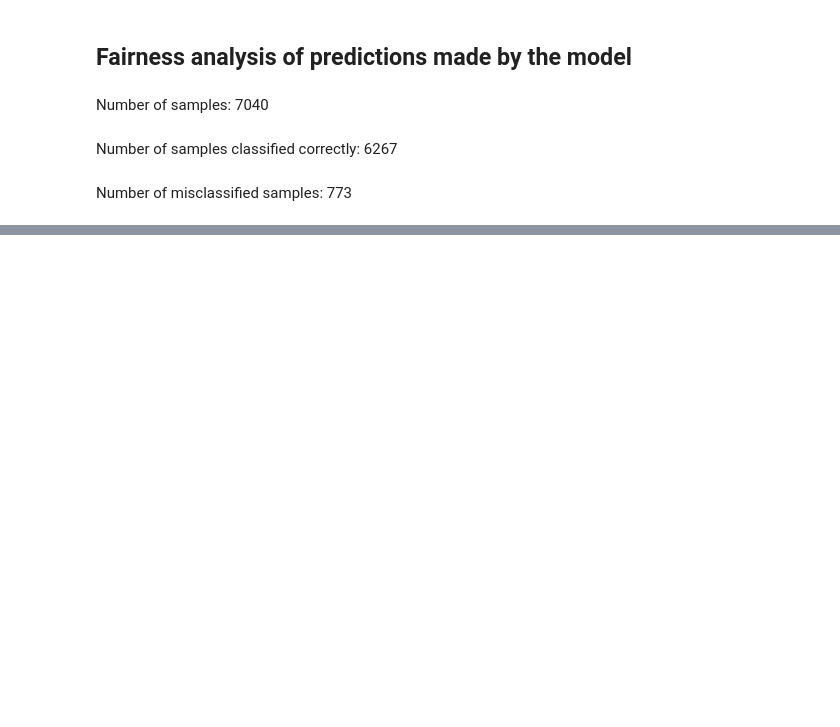
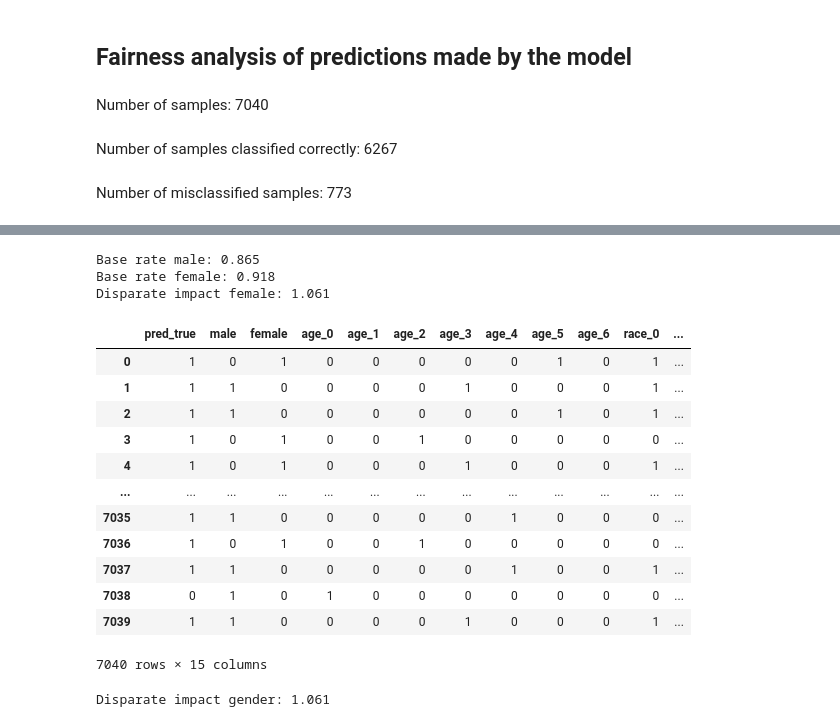
Before and after one commit to thomasbhard/utk-fairness-analysis, a Jupyter notebook: fairness_analysis.ipynb, the cells around one changed output, grey strips where cells are left out. Drawn from its saved outputs; the diff is of its cells as text; code cells hidden in the pictures; blank space fills up the shorter version.

```diff
--- a/fairness_analysis.ipynb
+++ b/fairness_analysis.ipynb
@@ -22,3 +22,69 @@ plot_distributions(convert_id_to_alias(df))
 # %% [output]
 ## Gender, race, and age distributions in the test set
 [drawing not drawn]
+# %%
+# rates and disparate impact for gender (manually)
+
+male_positive = len(df.loc[(df['gender'] == 0) & (df['pred_true'] == 1)])
+male_negative = len(df.loc[(df['gender'] == 0) & (df['pred_true'] == 0)])
+
+female_positive = len(df.loc[(df['gender'] == 1) & (df['pred_true'] == 1)])
+female_negative = len(df.loc[(df['gender'] == 1) & (df['pred_true'] == 0)])
+
+mr = male_positive / (male_positive + male_negative)
+fr = female_positive / (female_positive + female_negative)
+
+
+print(f"Base rate male: {mr:.3f}\nBase rate female: {fr:.3f}\nDisparate impact female: {fr/mr:.3f}")
+# %% [output]
+Base rate male: 0.865
+Base rate female: 0.918
+Disparate impact female: 1.061
+# %%
+# One hot encoding for age and race
+
+df_bld = df.drop(columns=['files', 'weights'])
+
+bins = [0, 10, 20, 30, 40, 60, 80, np.inf]
+df_bld['age'] = pd.cut(df_bld['age'], bins, labels=[0,1,2,3,4,5,6])
+
+onehot = pd.get_dummies(df_bld['gender'], prefix='gender')
+df_bld = df_bld.drop(columns='gender')
+df_bld = df_bld.join(onehot)
+df_bld = df_bld.rename(columns={'gender_0': 'male', 'gender_1': 'female'})
+
+onehot = pd.get_dummies(df_bld['age'], prefix='age')
+df_bld = df_bld.drop(columns='age')
+df_bld = df_bld.join(onehot)
+
+onehot = pd.get_dummies(df_bld['race'], prefix='race')
+df_bld = df_bld.drop(columns='race')
+df_bld = df_bld.join(onehot)
+
+df_bld
+# %% [output]
+|  | pred_true | male | female | age_0 | age_1 | age_2 | age_3 | age_4 | age_5 | age_6 | race_0 | ... |
+| 0 | 1 | 0 | 1 | 0 | 0 | 0 | 0 | 0 | 1 | 0 | 1 | ... |
+| 1 | 1 | 1 | 0 | 0 | 0 | 0 | 1 | 0 | 0 | 0 | 1 | ... |
+| 2 | 1 | 1 | 0 | 0 | 0 | 0 | 0 | 0 | 1 | 0 | 1 | ... |
+| 3 | 1 | 0 | 1 | 0 | 0 | 1 | 0 | 0 | 0 | 0 | 0 | ... |
+| 4 | 1 | 0 | 1 | 0 | 0 | 0 | 1 | 0 | 0 | 0 | 1 | ... |
+| ... | ... | ... | ... | ... | ... | ... | ... | ... | ... | ... | ... | ... |
+| 7035 | 1 | 1 | 0 | 0 | 0 | 0 | 0 | 1 | 0 | 0 | 0 | ... |
+| 7036 | 1 | 0 | 1 | 0 | 0 | 1 | 0 | 0 | 0 | 0 | 0 | ... |
+| 7037 | 1 | 1 | 0 | 0 | 0 | 0 | 0 | 1 | 0 | 0 | 1 | ... |
+| 7038 | 0 | 1 | 0 | 1 | 0 | 0 | 0 | 0 | 0 | 0 | 0 | ... |
+| 7039 | 1 | 1 | 0 | 0 | 0 | 0 | 1 | 0 | 0 | 0 | 1 | ... |
+7040 rows × 15 columns
+# %%
+from aif360.datasets import BinaryLabelDataset
+from aif360.metrics import BinaryLabelDatasetMetric
+
+group = "female"
+
+bld = BinaryLabelDataset(favorable_label=1, unfavorable_label=0, df=df_bld, label_names=['pred_true'], protected_attribute_names=[group])
+bld_metric = BinaryLabelDatasetMetric(bld, unprivileged_groups=[{group: 1}], privileged_groups=[{group: 0}])
+
+print(f"Disparate impact gender: {bld_metric.disparate_impact():.3f}")
+# %% [output]
+Disparate impact gender: 1.061
```
Also changed, not shown: parts of 2 cells of this notebook, 12 other files.
